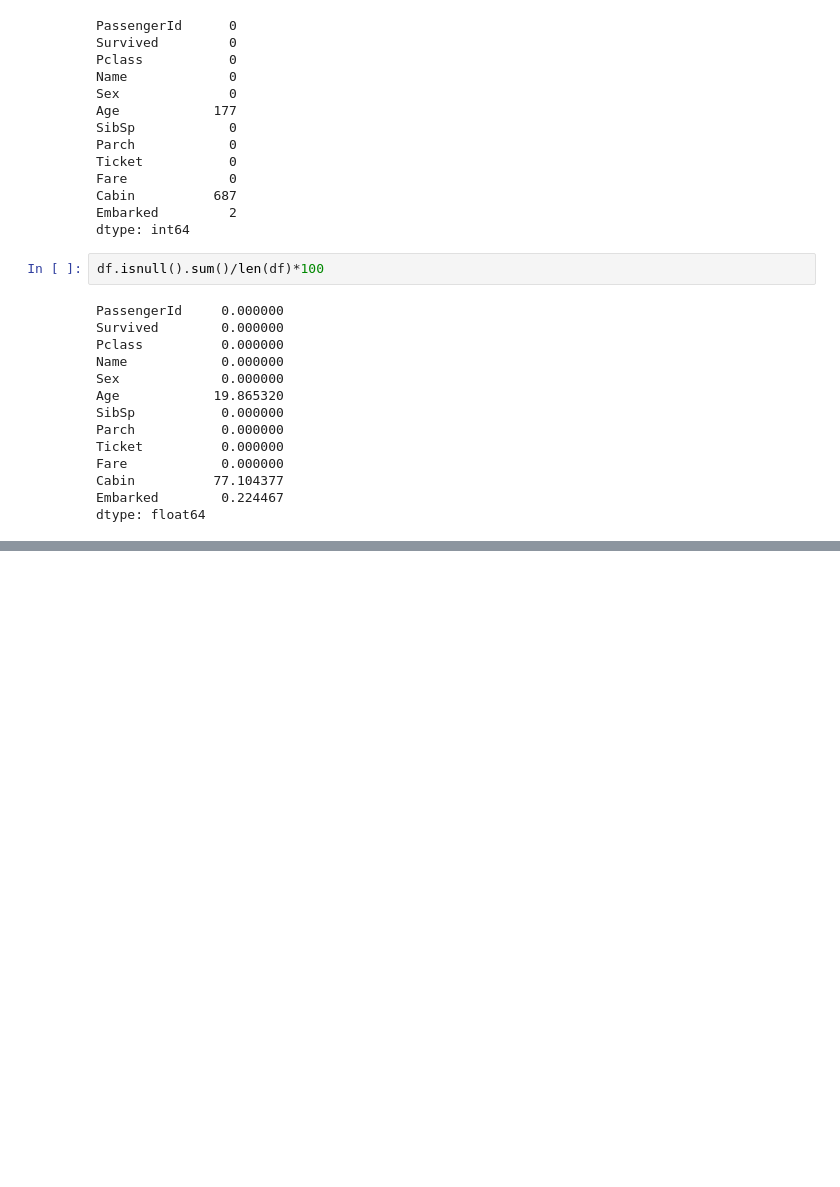
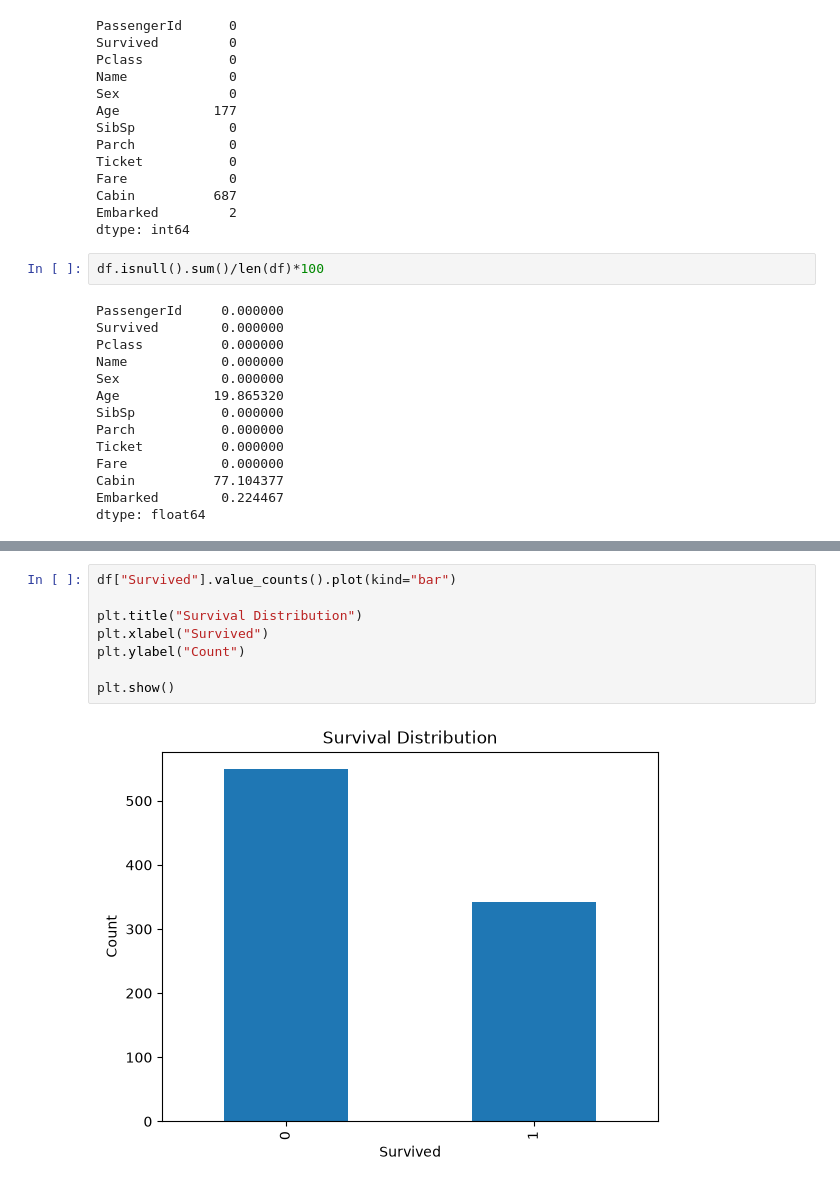
Before and after one commit to tharunika-19/Machine_Learning, a Jupyter notebook: Titanic Survival Intelligence/ Titanic_ML.ipynb, the cells around one changed output, grey strips where cells are left out. Drawn from its saved outputs; the diff is of its cells as text; blank space fills up the shorter version.

```diff
--- a/Titanic Survival Intelligence/ Titanic_ML.ipynb
+++ b/Titanic Survival Intelligence/ Titanic_ML.ipynb
@@ -92,0 +101,10 @@ dtype: float64
+# %%
+df["Survived"].value_counts().plot(kind="bar")
+
+plt.title("Survival Distribution")
+plt.xlabel("Survived")
+plt.ylabel("Count")
+
+plt.show()
+# %% [output]
+[figure, added]
```
Also changed, not shown: parts of 48 cells of this notebook.
